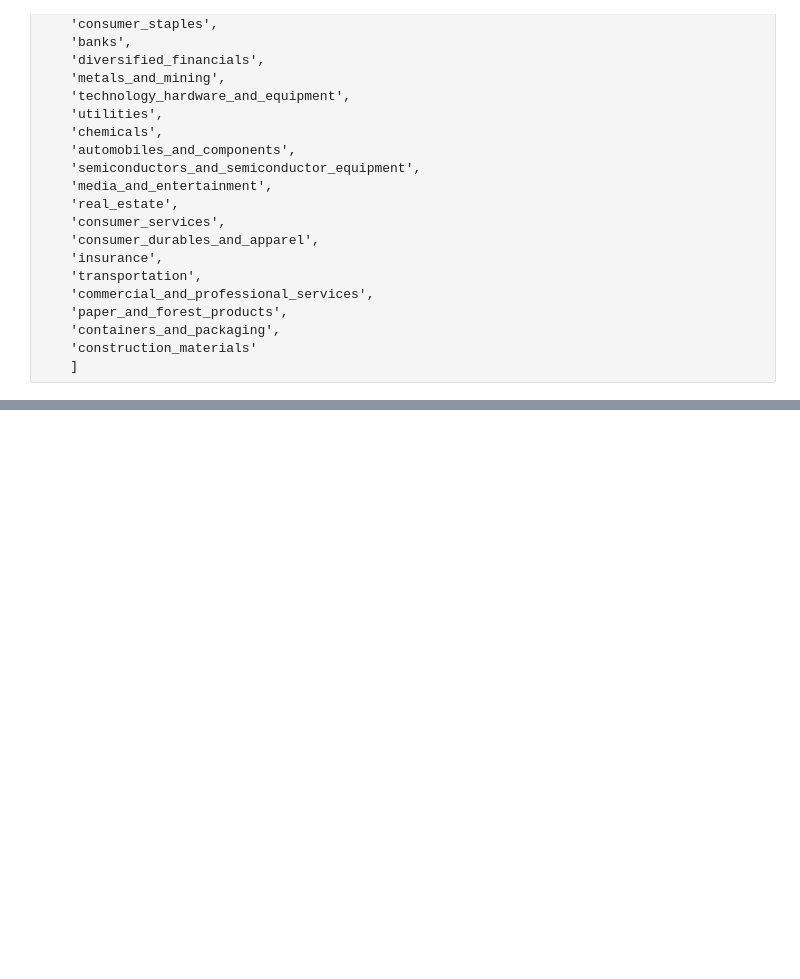
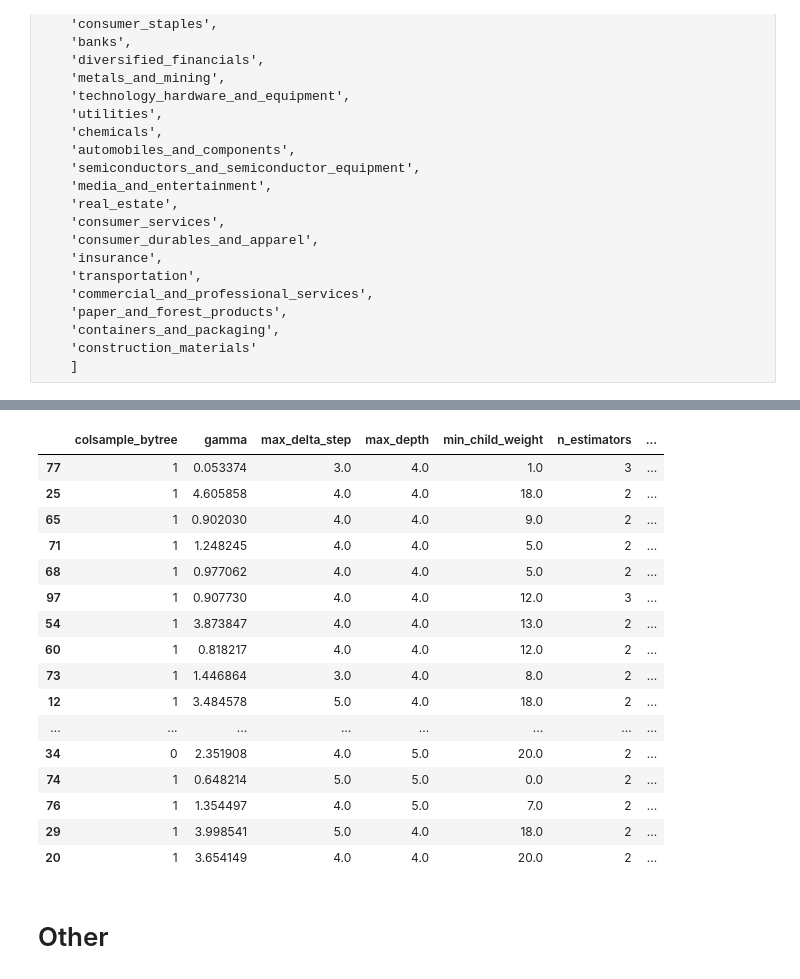
Before and after one commit to DomStan/stonk-rank, a Jupyter notebook: stonks_notebook.ipynb, the cells around one changed output, grey strips where cells are left out. Saved outputs shown, nothing was run; the diff lists cells and outputs as text; code cells hidden in the pictures; blank space fills up the shorter version.

```diff
--- a/stonks_notebook.ipynb
+++ b/stonks_notebook.ipynb
@@ -396,0 +747,23 @@ df[df['beta'] < 0
+# %%
+df_trials = pd.read_csv('data/trials_29_opt-ap_evals-100_std-scaling_dataset-3_oos_noise.csv')
+df_trials.sort_values('ap', ascending=False).head(50)
+# %% [output]
+|  | colsample_bytree | gamma | max_delta_step | max_depth | min_child_weight | n_estimators | ... |
+| 77 | 1 | 0.053374 | 3.0 | 4.0 | 1.0 | 3 | ... |
+| 25 | 1 | 4.605858 | 4.0 | 4.0 | 18.0 | 2 | ... |
+| 65 | 1 | 0.902030 | 4.0 | 4.0 | 9.0 | 2 | ... |
+| 71 | 1 | 1.248245 | 4.0 | 4.0 | 5.0 | 2 | ... |
+| 68 | 1 | 0.977062 | 4.0 | 4.0 | 5.0 | 2 | ... |
+| 97 | 1 | 0.907730 | 4.0 | 4.0 | 12.0 | 3 | ... |
+| 54 | 1 | 3.873847 | 4.0 | 4.0 | 13.0 | 2 | ... |
+| 60 | 1 | 0.818217 | 4.0 | 4.0 | 12.0 | 2 | ... |
+| 73 | 1 | 1.446864 | 3.0 | 4.0 | 8.0 | 2 | ... |
+| 12 | 1 | 3.484578 | 5.0 | 4.0 | 18.0 | 2 | ... |
+| ... | ... | ... | ... | ... | ... | ... | ... |
+| 34 | 0 | 2.351908 | 4.0 | 5.0 | 20.0 | 2 | ... |
+| 74 | 1 | 0.648214 | 5.0 | 5.0 | 0.0 | 2 | ... |
+| 76 | 1 | 1.354497 | 4.0 | 5.0 | 7.0 | 2 | ... |
+| 29 | 1 | 3.998541 | 5.0 | 4.0 | 18.0 | 2 | ... |
+| 20 | 1 | 3.654149 | 4.0 | 4.0 | 20.0 | 2 | ... |
+# %% [markdown]
+# Other
```
Also changed, not shown: parts of 66 cells of this notebook, 2 other files.
